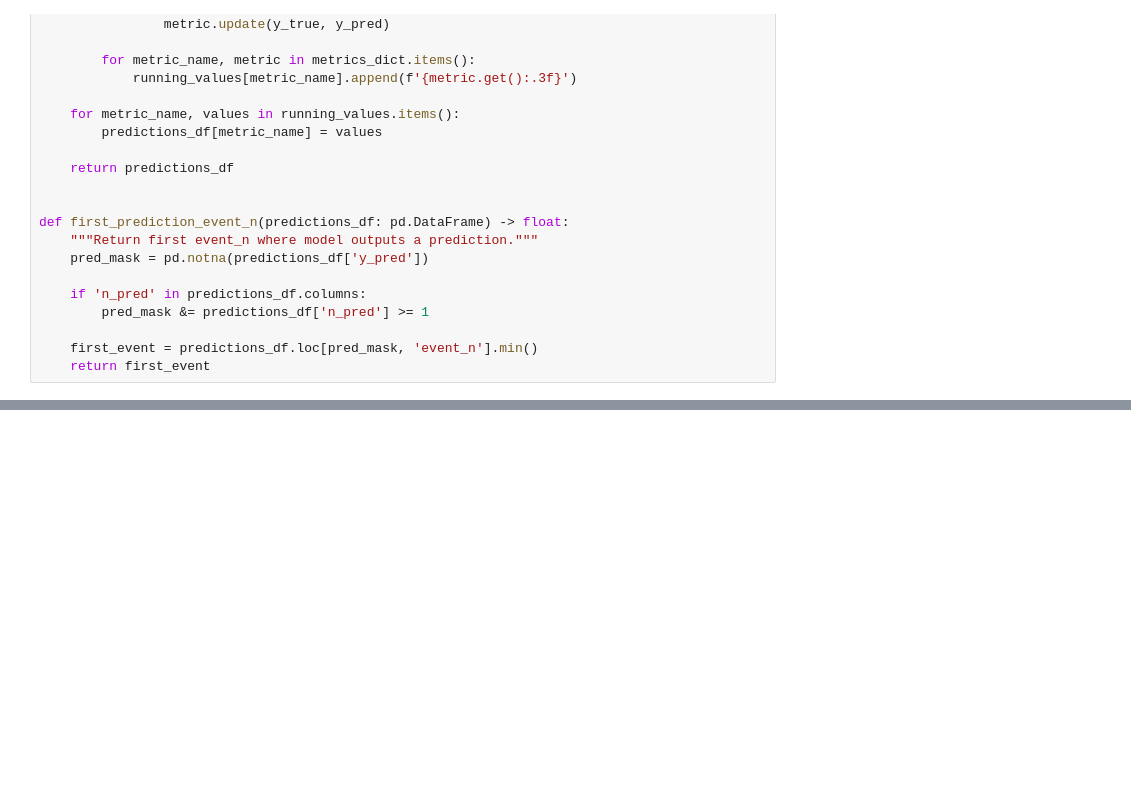
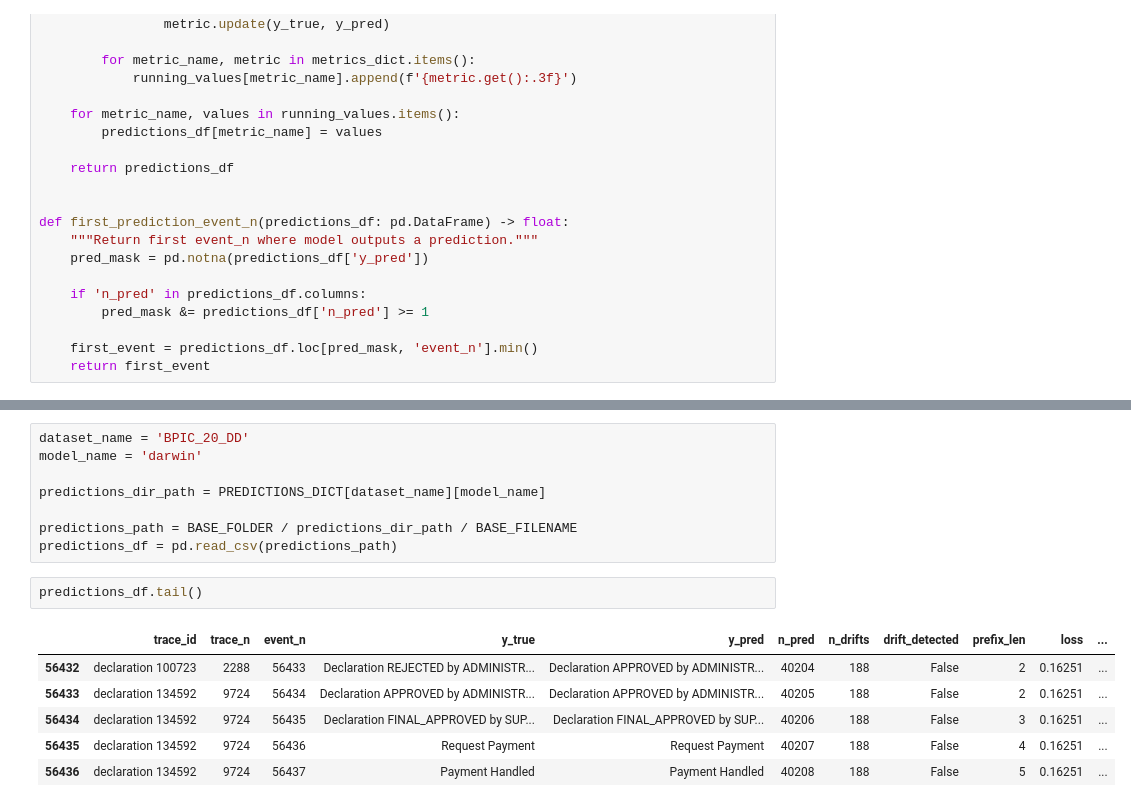
Before and after one commit to pavelihno/master-thesis, a Jupyter notebook: experiments/streaming/notebooks/results_analysis.ipynb, the cells around one changed output, grey strips where cells are left out. Drawn from its saved outputs; the diff is of its cells as text; blank space fills up the shorter version.

Commit message:
slight improvement (darwin)

```diff
--- a/experiments/streaming/notebooks/results_analysis.ipynb
+++ b/experiments/streaming/notebooks/results_analysis.ipynb
@@ -659,0 +225,17 @@ comparison_table_df
+# %%
+dataset_name = 'BPIC_20_DD'
+model_name = 'darwin'
+
+predictions_dir_path = PREDICTIONS_DICT[dataset_name][model_name]
+
+predictions_path = BASE_FOLDER / predictions_dir_path / BASE_FILENAME
+predictions_df = pd.read_csv(predictions_path)
+# %%
+predictions_df.tail()
+# %% [output]
+|  | trace_id | trace_n | event_n | y_true | y_pred | n_pred | n_drifts | drift_detected | prefix_len | loss | ... |
+| 56432 | declaration 100723 | 2288 | 56433 | Declaration REJECTED by ADMINISTR... | Declaration APPROVED by ADMINISTR... | 40204 | 188 | False | 2 | 0.16251 | ... |
+| 56433 | declaration 134592 | 9724 | 56434 | Declaration APPROVED by ADMINISTR... | Declaration APPROVED by ADMINISTR... | 40205 | 188 | False | 2 | 0.16251 | ... |
+| 56434 | declaration 134592 | 9724 | 56435 | Declaration FINAL_APPROVED by SUP... | Declaration FINAL_APPROVED by SUP... | 40206 | 188 | False | 3 | 0.16251 | ... |
+| 56435 | declaration 134592 | 9724 | 56436 | Request Payment | Request Payment | 40207 | 188 | False | 4 | 0.16251 | ... |
+| 56436 | declaration 134592 | 9724 | 56437 | Payment Handled | Payment Handled | 40208 | 188 | False | 5 | 0.16251 | ... |
```
Also changed, not shown: parts of 38 cells of this notebook, 2 other files.
